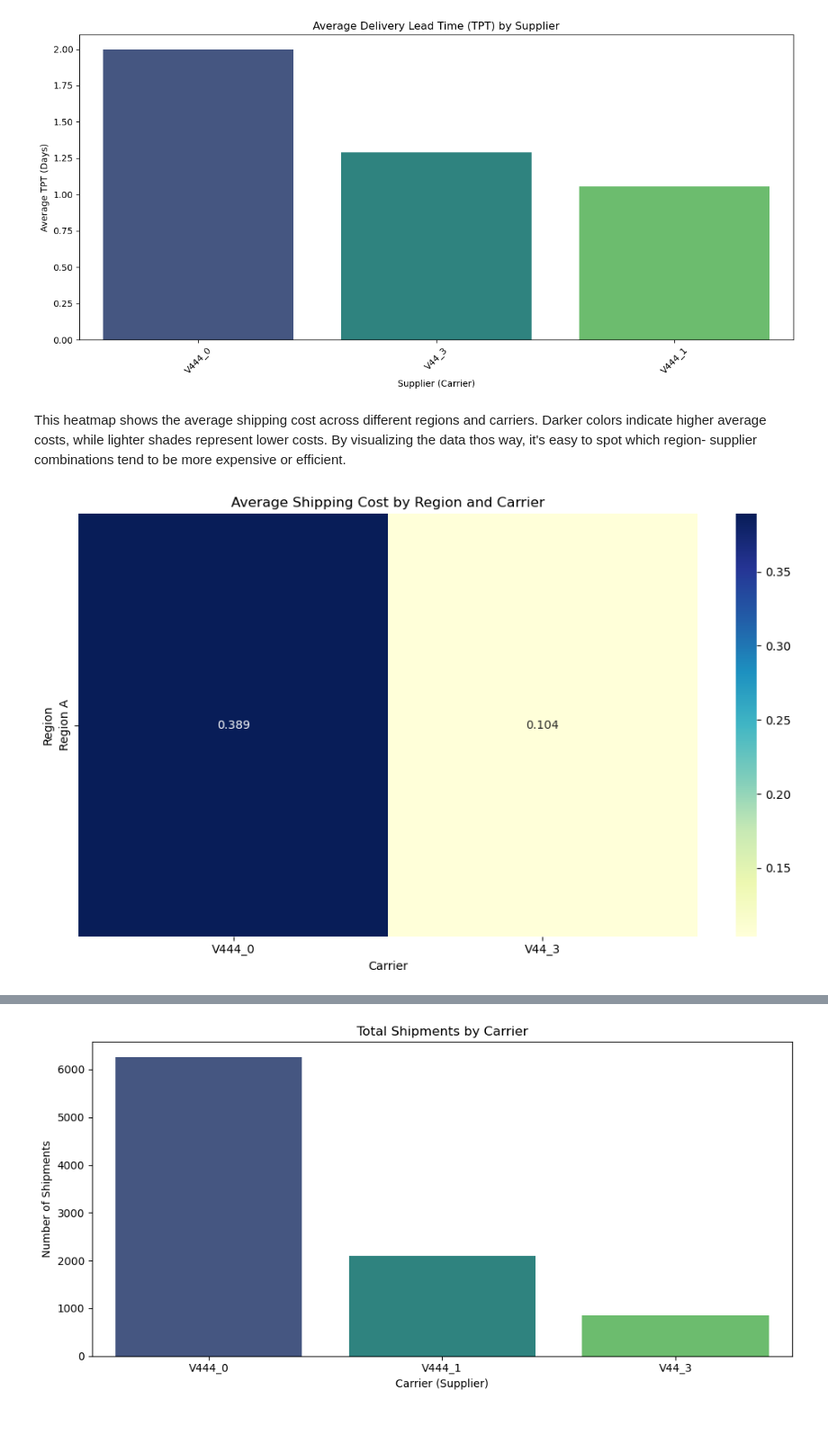
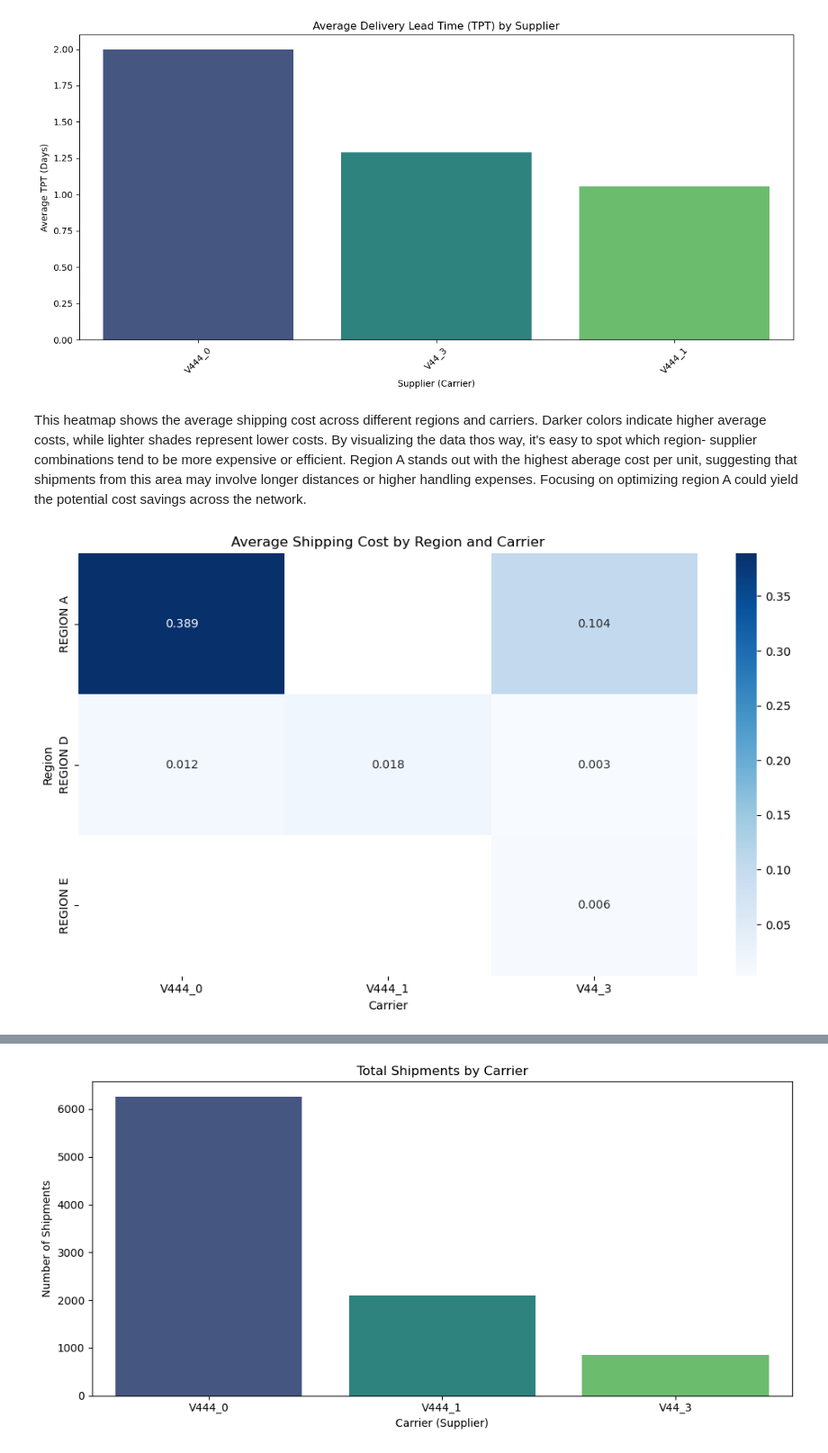
Before and after one commit to IT2053C-Gilany/final-project-patellldiyaaa, a Jupyter notebook: final-project.ipynb, the cells around one changed output, grey strips where cells are left out. Shown at 90% size. Drawn from its saved outputs; the diff is of its cells as text; code cells hidden in the pictures; blank space fills up the shorter version.

```diff
--- a/final-project.ipynb
+++ b/final-project.ipynb
@@ -193,24 +193,36 @@ def get_unique_carriers(dataframe: pd.DataFrame) -> set[str]:
   return set(dataframe["Carrier"])
 
 
-def add_region_mapping(dataframe: pd.DataFrame) -> pd.DataFrame:
+def add_region_mapping(order_df: pd.DataFrame, freight_df: pd.DataFrame) -> tuple[pd.DataFrame, pd.DataFrame]:
   """
-  Map port codes to human-readable region names using a dictionary.
+  Map port codes to human-readable region names for both order and freight datasets.
 
   Args:
-      dataframe (pd.DataFrame): The supply chain dataset.
+      order_df (pd.DataFrame): The order dataset.
+      freight_df (pd.DataFrame): The freight dataset.
 
   Returns:
-      pd.DataFrame: DataFrame with a new 'Region' column added.
+      pd.DataFrame: The updated order and freight datasets with region mappings.
   """
   region_map = {
-      "PORT09": "Region A",
-      "PORT02": "Region B",
-      "PORT03": "Region C",
+      "PORT09": "REGION A",
+      "PORT02": "REGION B",
+      "PORT03": "REGION C",
+      "PORT04": "REGION D",
+      "PORT05": "REGION E",
   }
 
-  dataframe["Region"] = dataframe["Origin Port"].map(region_map)
-  return dataframe
+  order_df["orgin_region"] = order_df["Origin Port"].map(
+      region_map).fillna("UNKNOWN")
+  order_df["dest_region"] = order_df["Destination Port"].map(
+      region_map).fillna("UNKNOWN")
+
+  freight_df["origin_region"] = freight_df["orig_port_cd"].map(
+      region_map).fillna("UNKNOWN")
+  freight_df["dest_region"] = freight_df["dest_port_cd"].map(
+      region_map).fillna("UNKNOWN")
+
+  return order_df, freight_df
 
 
 numeric_columns = create_numeric_list()
@@ -218,7 +230,7 @@ correlation_pair = create_correlation_pair()
 unique_carriers = get_unique_carriers(df)
 print(f"Number of unique carriers: {len(unique_carriers)}")
 
-df = add_region_mapping(df)
-df.head()
+order_df, freight_df = add_region_mapping(df, freight_df)
+order_df.head
 # %% [output]
 Number of unique carriers: 3
@@ -358,7 +381,7 @@ by a specific carrier in a specific region.
 region_carrier_pivot = (
     df.pivot_table(
         values='Weight per Unit',
-        index='Region',
+        index='orgin_region',
         columns='Carrier',
         aggfunc='mean'
     )
@@ -418,18 +443,18 @@ plt.show()
 [figure]
 # %% [markdown]
 This heatmap shows the average shipping cost across different regions and carriers. Darker colors indicate higher average costs, while lighter shades represent lower costs. By visualizing the data thos way, it's easy to spot which region-
-supplier combinations tend to be more expensive or efficient.
+supplier combinations tend to be more expensive or efficient. Region A stands out with the highest aberage cost per unit, suggesting that shipments from this area may involve longer distances or higher handling expenses. Focusing on optimizing region A could yield the potential cost savings across the network.
 # %%
 # Heatmap of average shipping cost by region and carrier
 
 plt.figure(figsize=(10, 6))
-sns.heatmap(region_carrier_pivot, annot=True, fmt=".3f", cmap='YlGnBu')
+sns.heatmap(region_carrier_pivot, annot=True, fmt=".3f", cmap='Blues')
 
 plt.title('Average Shipping Cost by Region and Carrier')
 plt.xlabel('Carrier')
 plt.ylabel('Region')
 plt.tight_layout()
 plt.show()
 # %% [output]
-[figure, old version]
+[figure, new version]
 # %% [markdown]
```
Also changed, not shown: parts of 25 cells of this notebook.
